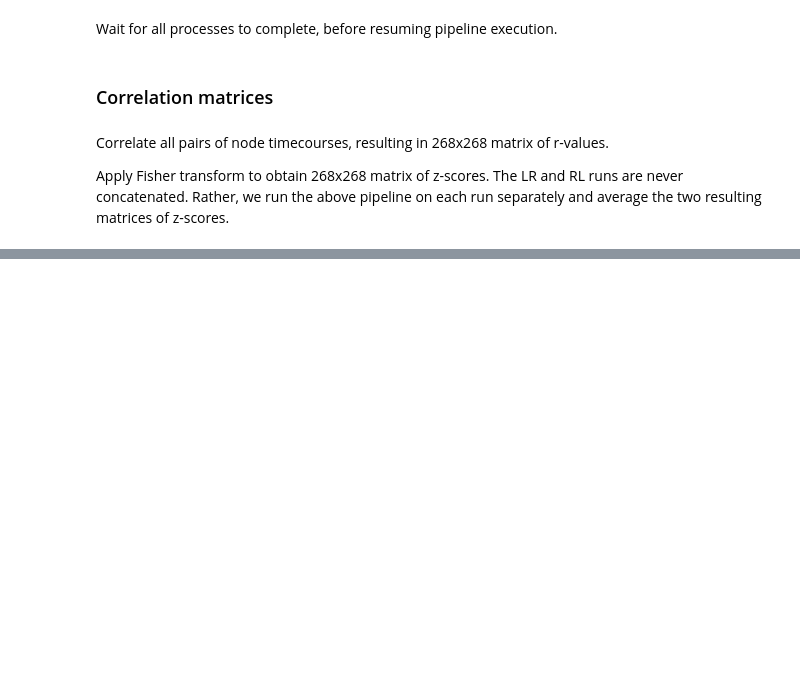
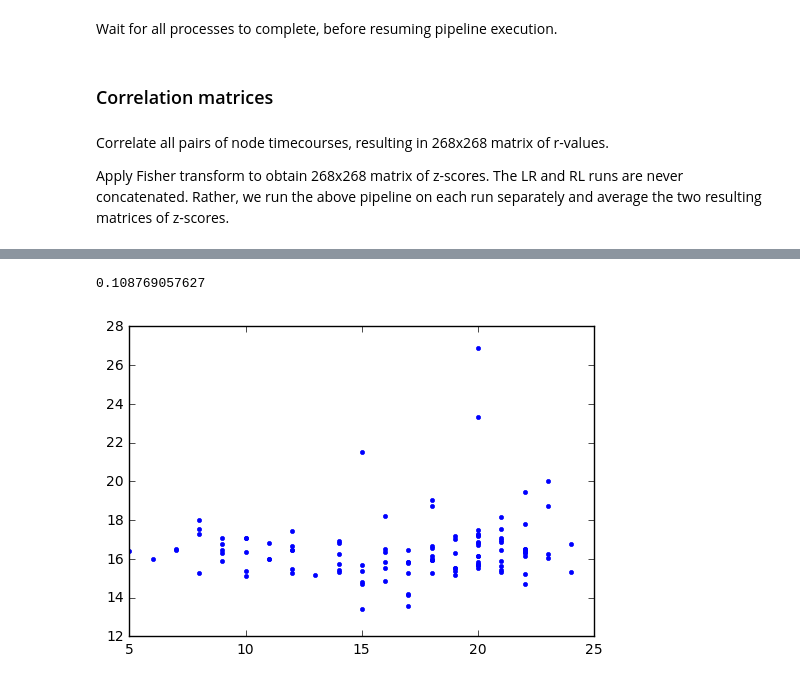
Before and after one commit to paola-g/fc_reproducibility, a Jupyter notebook: python/pipelineCustom.ipynb, the cells around one changed output, grey strips where cells are left out. Cells and saved outputs as stored; diff of their text form; code cells hidden in the pictures; blank space fills up the shorter version.

```diff
--- a/python/pipelineCustom.ipynb
+++ b/python/pipelineCustom.ipynb
@@ -1209,0 +1310,7 @@ sio.savemat(op.join(ResultsDir,'{}_HCP_{}.mat'.format(config.thisRun,config.rele
+# %%
+plt.figure()
+plt.plot(all_behav,behav_pred_pos,'b.')
+print(R_pos)
+# %% [output]
+0.108769057627
+[figure, added]
```
Also changed, not shown: parts of 36 cells of this notebook.
